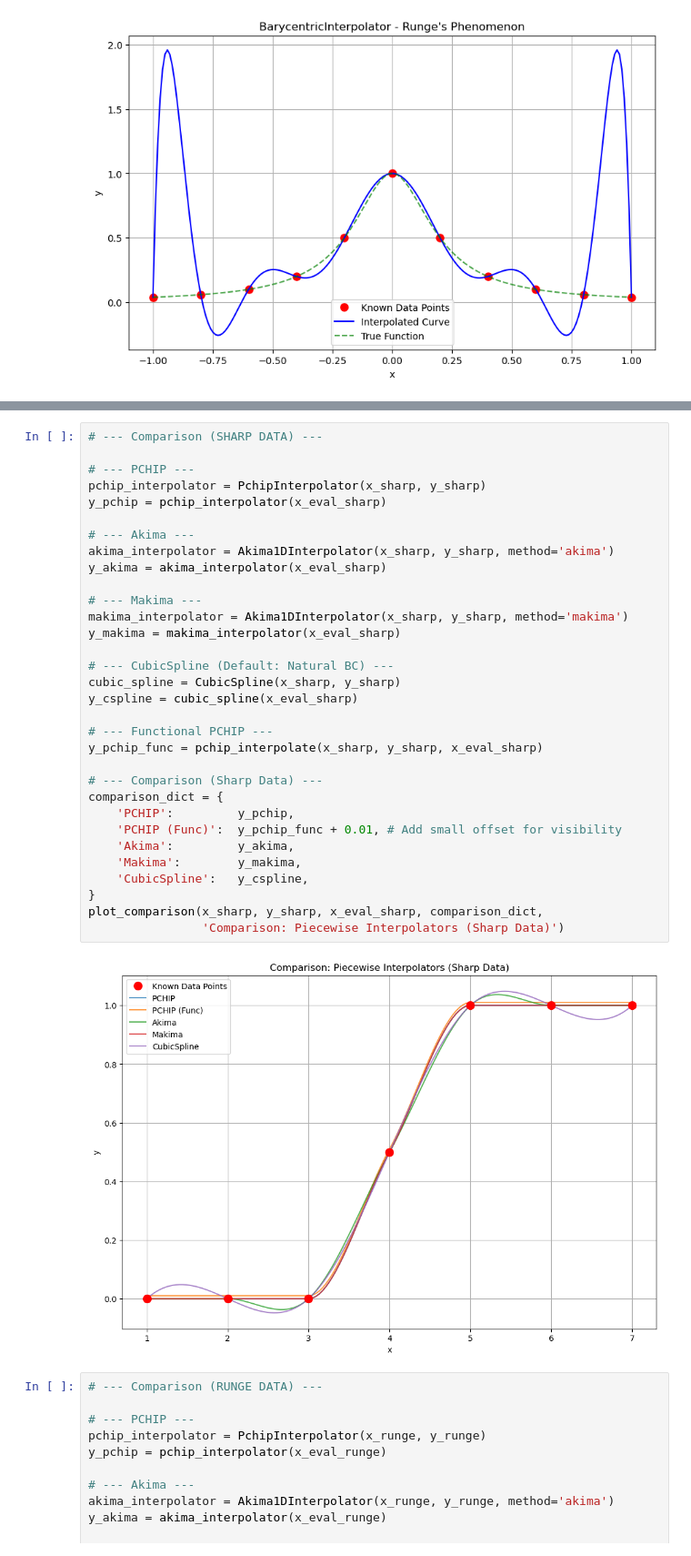
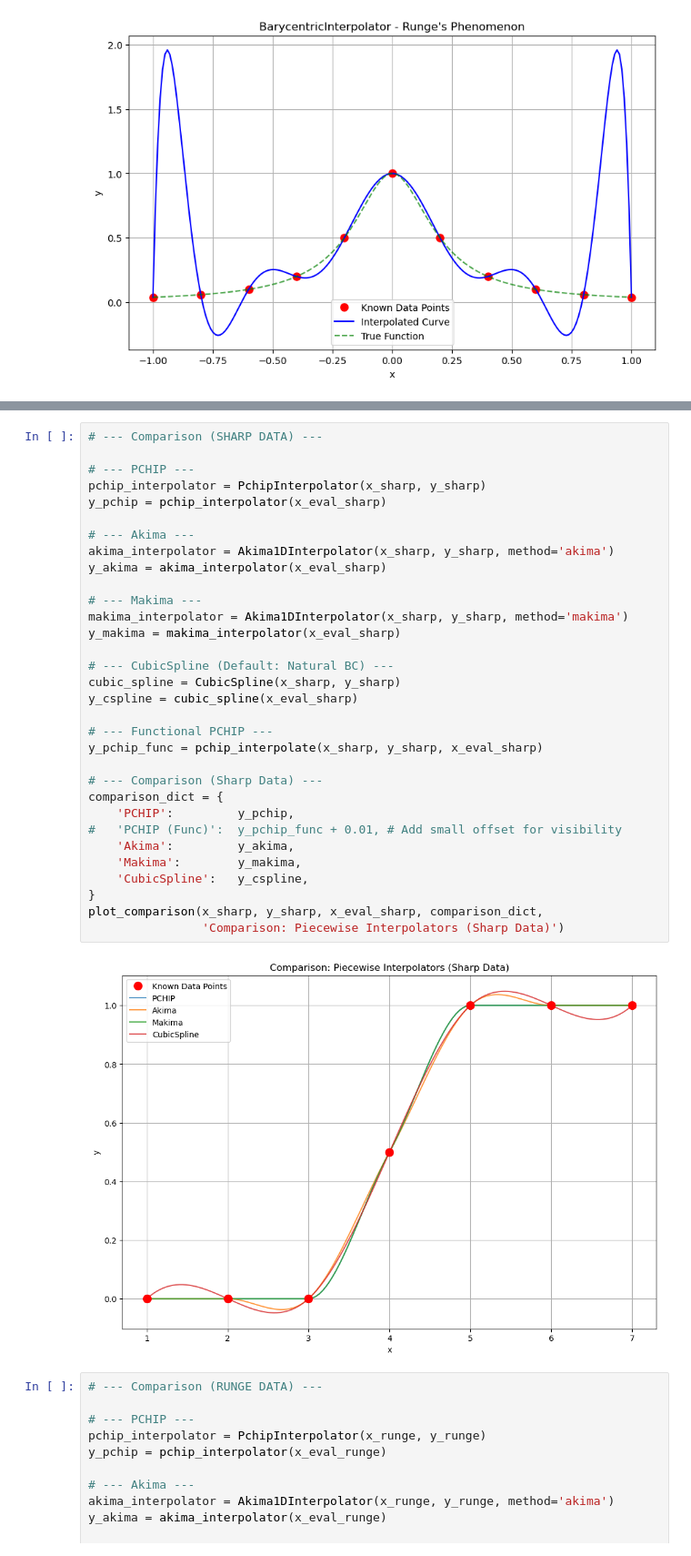
Before and after one commit to diegoandresalvarez/metodosnumericos, a Jupyter notebook: codigo/03_interpolacion/interpolation_1D.ipynb, the cells around one changed output, grey strips where cells are left out. Shown at 91% size. Drawn from its saved outputs; the diff is of its cells as text.

```diff
--- a/codigo/03_interpolacion/interpolation_1D.ipynb
+++ b/codigo/03_interpolacion/interpolation_1D.ipynb
@@ -293,35 +301,35 @@ Provides a one-shot function.
 
 # --- PCHIP ---
 pchip_interpolator = PchipInterpolator(x_sharp, y_sharp)
 y_pchip = pchip_interpolator(x_eval_sharp)
 
 # --- Akima ---
 akima_interpolator = Akima1DInterpolator(x_sharp, y_sharp, method='akima')
 y_akima = akima_interpolator(x_eval_sharp)
 
 # --- Makima ---
 makima_interpolator = Akima1DInterpolator(x_sharp, y_sharp, method='makima')
 y_makima = makima_interpolator(x_eval_sharp)
 
 # --- CubicSpline (Default: Natural BC) ---
 cubic_spline = CubicSpline(x_sharp, y_sharp)
 y_cspline = cubic_spline(x_eval_sharp)
 
 # --- Functional PCHIP ---
 y_pchip_func = pchip_interpolate(x_sharp, y_sharp, x_eval_sharp)
 
 # --- Comparison (Sharp Data) ---
 comparison_dict = {
     'PCHIP':         y_pchip,
-    'PCHIP (Func)':  y_pchip_func + 0.01, # Add small offset for visibility
+#   'PCHIP (Func)':  y_pchip_func + 0.01, # Add small offset for visibility
     'Akima':         y_akima,
     'Makima':        y_makima,
     'CubicSpline':   y_cspline,
 }
 plot_comparison(x_sharp, y_sharp, x_eval_sharp, comparison_dict,
                 'Comparison: Piecewise Interpolators (Sharp Data)')
 # %% [output]
-[figure, old version]
+[figure, new version]
 # %%
 # --- Comparison (RUNGE DATA) ---
 
```
Also changed, not shown: parts of 6 cells of this notebook, 1 other file.
